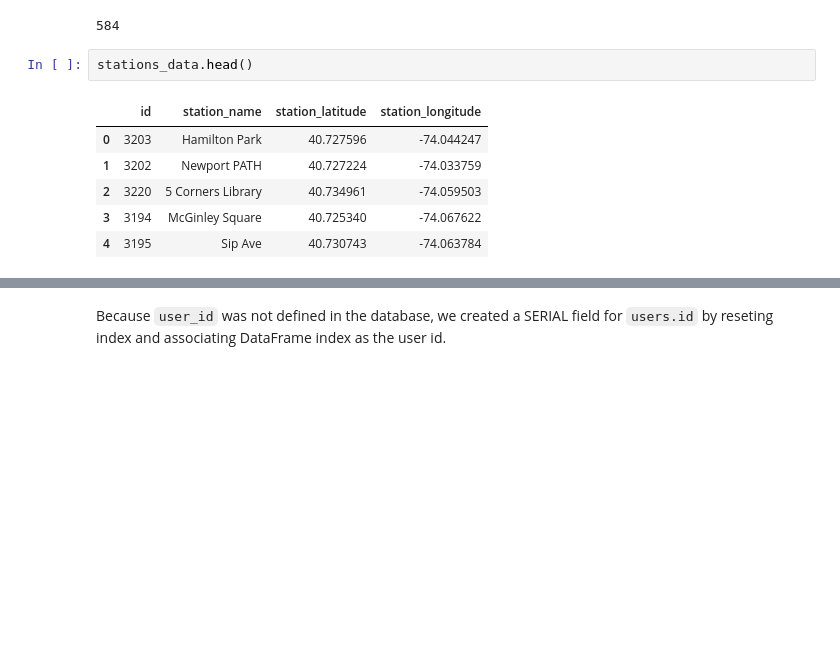
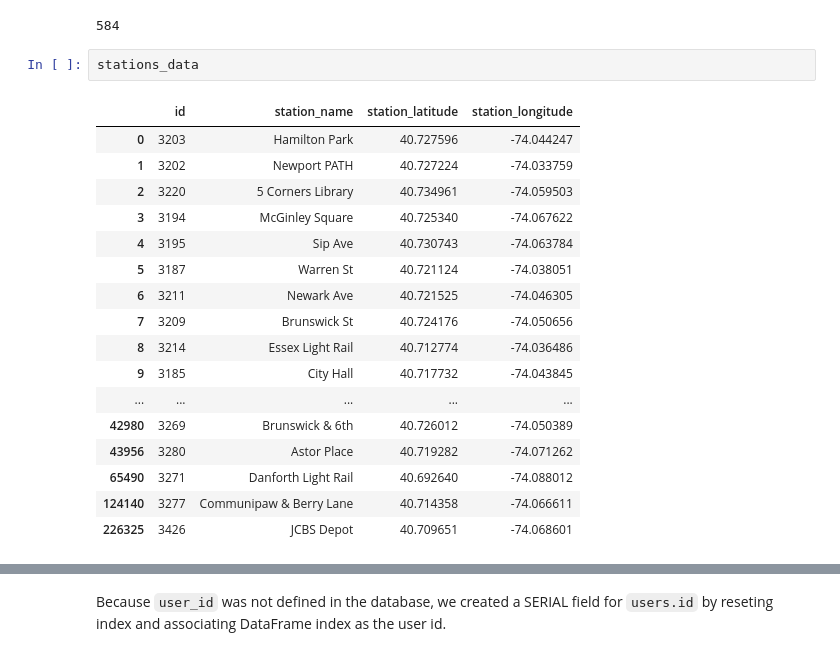
Before and after one commit to JamieSDavis/codecademy_stuff, a Jupyter notebook: Data/bike_rental/Bike Rental Project.ipynb, the cells around one changed output, grey strips where cells are left out. Saved outputs shown, nothing was run; the diff lists cells and outputs as text; blank space fills up the shorter version.

```diff
--- a/Data/bike_rental/Bike Rental Project.ipynb
+++ b/Data/bike_rental/Bike Rental Project.ipynb
@@ -649,12 +649,23 @@ trips_data.to_sql('trips', engine, if_exists='append', index=False)
 # %% [output]
 584
 # %%
-stations_data.head()
+stations_data
 # %% [output]
 |  | id | station_name | station_latitude | station_longitude |
 | 0 | 3203 | Hamilton Park | 40.727596 | -74.044247 |
 | 1 | 3202 | Newport PATH | 40.727224 | -74.033759 |
 | 2 | 3220 | 5 Corners Library | 40.734961 | -74.059503 |
 | 3 | 3194 | McGinley Square | 40.725340 | -74.067622 |
 | 4 | 3195 | Sip Ave | 40.730743 | -74.063784 |
+| 5 | 3187 | Warren St | 40.721124 | -74.038051 |
+| 6 | 3211 | Newark Ave | 40.721525 | -74.046305 |
+| 7 | 3209 | Brunswick St | 40.724176 | -74.050656 |
+| 8 | 3214 | Essex Light Rail | 40.712774 | -74.036486 |
+| 9 | 3185 | City Hall | 40.717732 | -74.043845 |
+| ... | ... | ... | ... | ... |
+| 42980 | 3269 | Brunswick & 6th | 40.726012 | -74.050389 |
+| 43956 | 3280 | Astor Place | 40.719282 | -74.071262 |
+| 65490 | 3271 | Danforth Light Rail | 40.692640 | -74.088012 |
+| 124140 | 3277 | Communipaw & Berry Lane | 40.714358 | -74.066611 |
+| 226325 | 3426 | JCBS Depot | 40.709651 | -74.068601 |
 # %%
```
Also changed, not shown: parts of 36 cells of this notebook.
